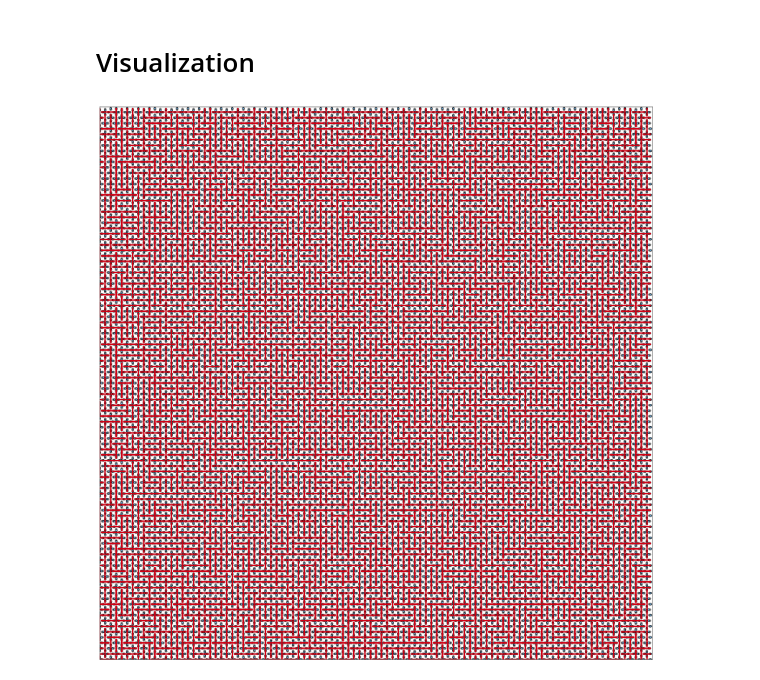
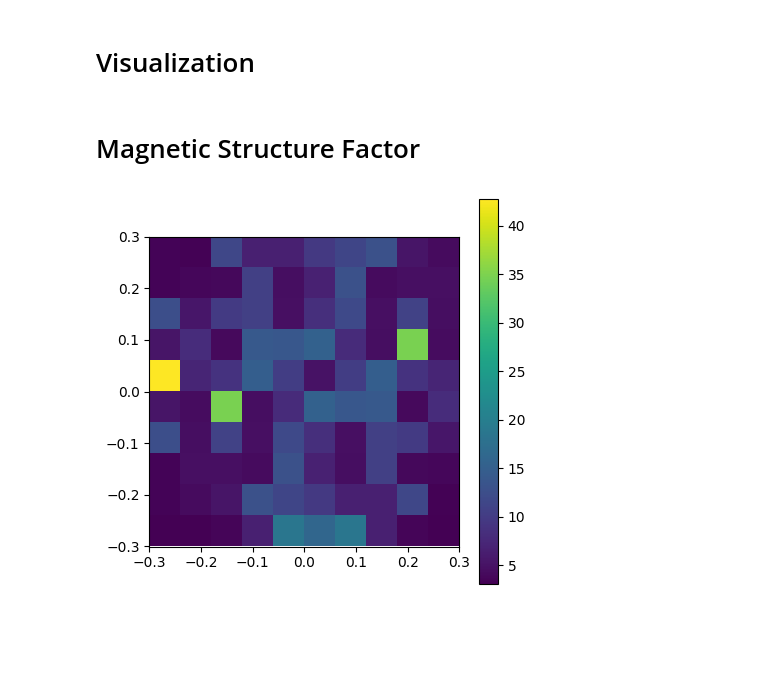
Before and after one commit to leogabac/stuckgs, a Jupyter notebook: src/af2_degeneracy.ipynb, the cells around one changed output. Saved outputs shown, nothing was run; the diff lists cells and outputs as text; code cells hidden in the pictures; blank space fills up the shorter version.

Commit message:
magnetic structure factor for vertex dipoles. Heavy parallelization. Explicit implementation

```diff
--- a/src/af2_degeneracy.ipynb
+++ b/src/af2_degeneracy.ipynb
@@ -88,9 +72,48 @@ ice.draw_frame(trj, frame_no=0,
                ax = ax)
 
 #mc.display_vertices(trj,N,a,ax)
-#mc.display_arrows(trj,N,a,ax)
-mc.display_lines(trj,N,a,ax)
+mc.display_arrows(trj,N,a,ax)
+#mc.display_lines(trj,N,a,ax)
 
 plt.show()
-# %% [output]
-[figure, removed]
+# %% [markdown]
+# Magnetic Structure Factor
+# %%
+def reciprocal_space(N,a):
+    kx = 2*np.pi*np.fft.fftshift( np.fft.fftfreq(N,d=a) )
+    ky = 2*np.pi*np.fft.fftshift( np.fft.fftfreq(N,d=a) )
+
+    KX, KY = np.meshgrid(kx,ky)
+    N = len(kx)
+    reciprocal_space = np.zeros((N,N,2))
+    reciprocal_space[:,:,0] = KX
+    reciprocal_space[:,:,1] = KY
+
+    return reciprocal_space
+# %%
+centers, dirs, rels = mc.trj2numpy(trj)
+vrt_lattice = mc.vertices_lattice(a.magnitude,N,spos=(0,0))
+indices_matrix = mc.indices_lattice(vrt_lattice,centers,a.magnitude,N)
+arrow_lattice = mc.dipole_lattice(centers,dirs,rels, vrt_lattice, indices_matrix)
+reciprocal_lattice = reciprocal_space(N,a.magnitude)
+# %%
+pairwise_indices = np.array([[i,j] for i in range(N) for j in range(N)])
+
+with ProgressBar(total=len(pairwise_indices)) as progress:
+    msf = mc.magnetic_structure_factor(
+        reciprocal_lattice,
+        arrow_lattice,
+        vrt_lattice,
+        N,
+        a.magnitude,
+        pairwise_indices,
+        progress)
+# %%
+kedge = max(reciprocal_lattice[0,:,0])
+fig, ax = plt.subplots(figsize=(5,5))
+image = ax.imshow(msf, origin='lower', extent=[-kedge,kedge,-kedge,kedge])
+fig.colorbar(image)
+
+plt.show()
+# %% [output]
+[figure, added]
```
Also changed, not shown: parts of 14 cells of this notebook, 7 other files.
